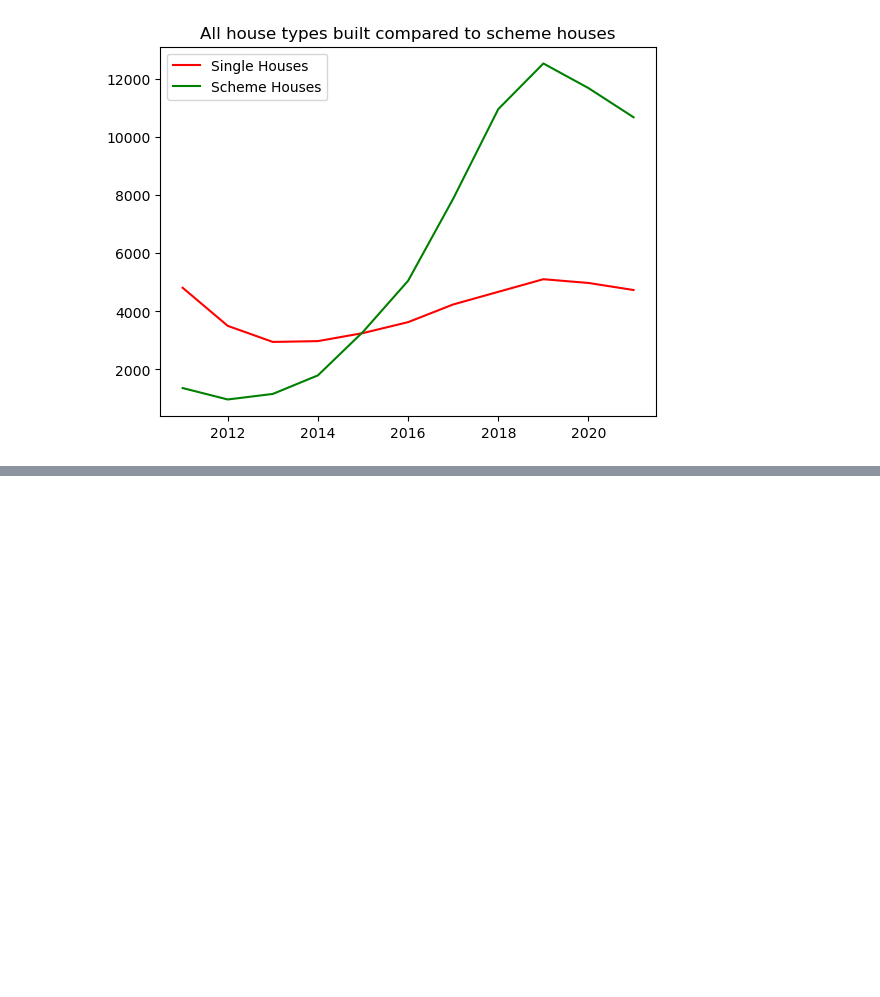
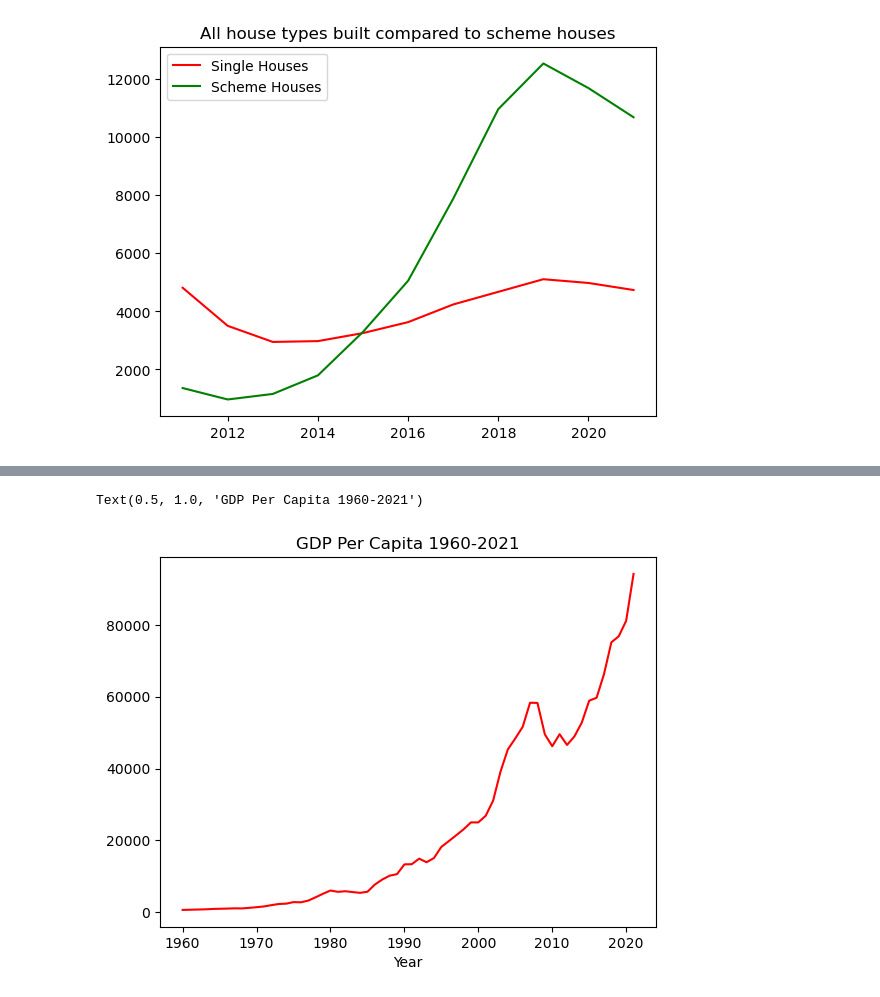
Before and after one commit to killiangriffin/UCDPA_KillianGriffin, a Jupyter notebook: experimental.ipynb, the cells around one changed output, grey strips where cells are left out. Saved outputs shown, nothing was run; the diff lists cells and outputs as text; code cells hidden in the pictures; blank space fills up the shorter version.

```diff
--- a/experimental.ipynb
+++ b/experimental.ipynb
@@ -435,0 +499,2 @@ plt.show()
+# %%
+gdp_per_capita['date'] = pd.to_datetime(gdp_per_capita['date'], format="%d/%m/%Y")
@@ -435,0 +516,2 @@ plt.show()
+# %%
+gdp_per_capita['date'] = gdp_per_capita['date'].dt.to_period('Y')
@@ -435,0 +550,5 @@ plt.show()
+# %%
+gdp_per_capita.rename(columns = {' GDP Per Capita (US $)':'GDP'}, inplace = True)
+# %%
+gdp_per_capita["GDP"] = gdp_per_capita.GDP.astype(float)
+gdp_per_capita["date"] = gdp_per_capita.date.astype(float)
@@ -435,0 +570,8 @@ plt.show()
+# %%
+#plotting gdp per capita
+plt.plot(gdp_per_capita['date'], gdp_per_capita['GDP'], color='r',)
+plt.xlabel("Year")
+plt.title("GDP Per Capita 1960-2021")
+# %% [output]
+Text(0.5, 1.0, 'GDP Per Capita 1960-2021')
+[figure, added]
```
Also changed, not shown: parts of 11 cells of this notebook.
